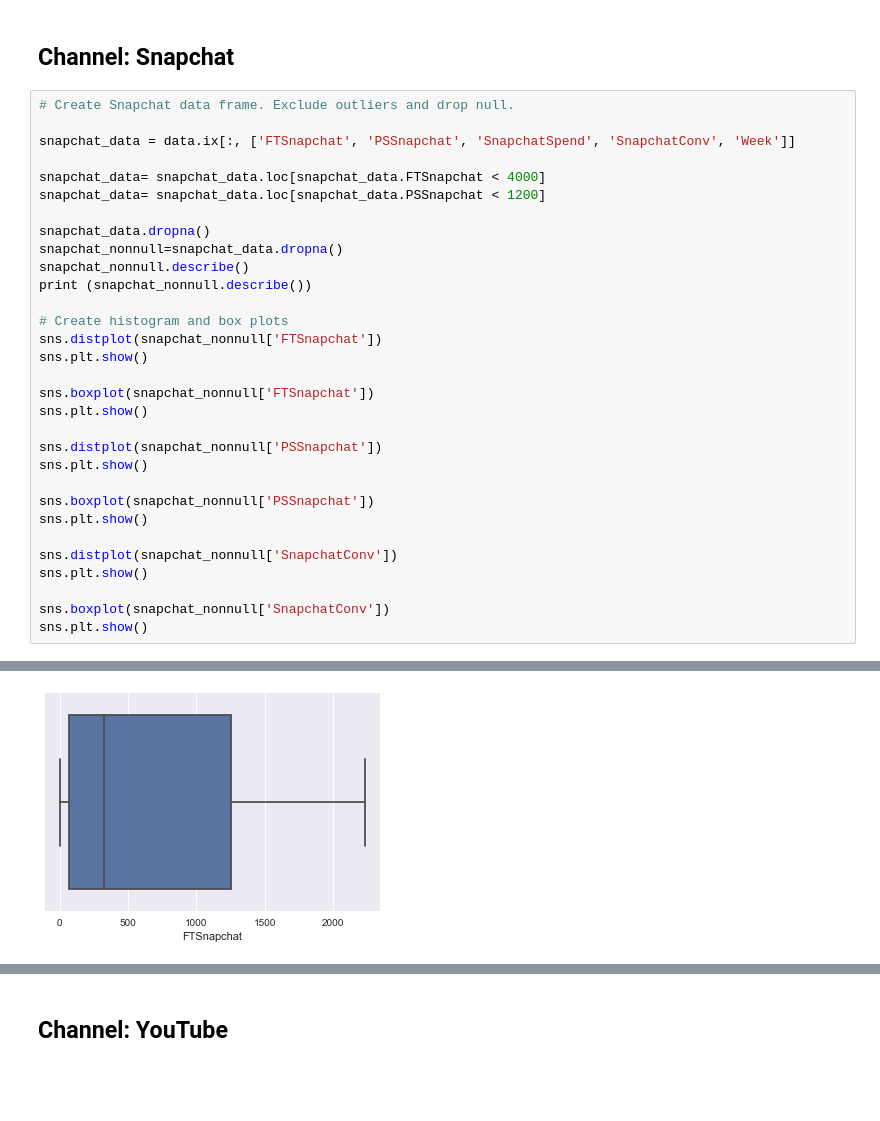
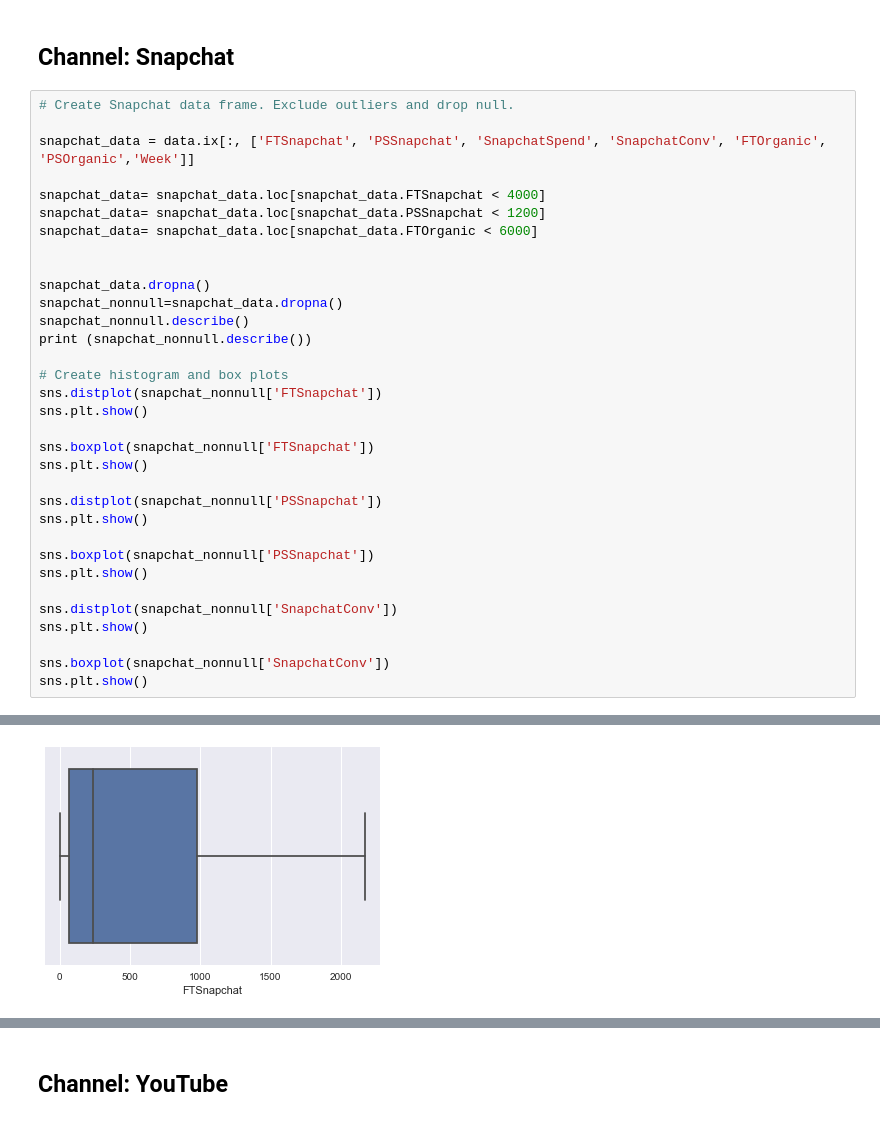
Before and after one commit to lingpossible/ling_datascience, a Jupyter notebook: projects/final-project/03-exploratory-analysis/final_03_LingLee.ipynb, the cells around one changed output, grey strips where cells are left out. Drawn from its saved outputs; the diff is of its cells as text; blank space fills up the shorter version.

```diff
--- a/projects/final-project/03-exploratory-analysis/final_03_LingLee.ipynb
+++ b/projects/final-project/03-exploratory-analysis/final_03_LingLee.ipynb
@@ -424,10 +654,12 @@ instagram_nonnull.plot(kind='scatter', x='InstagramSpend', y='PSInstagram', ax=a
 # %%
 # Create Snapchat data frame. Exclude outliers and drop null.
 
-snapchat_data = data.ix[:, ['FTSnapchat', 'PSSnapchat', 'SnapchatSpend', 'SnapchatConv', 'Week']]
+snapchat_data = data.ix[:, ['FTSnapchat', 'PSSnapchat', 'SnapchatSpend', 'SnapchatConv', 'FTOrganic', 'PSOrganic','Week']]
 
 snapchat_data= snapchat_data.loc[snapchat_data.FTSnapchat < 4000]
 snapchat_data= snapchat_data.loc[snapchat_data.PSSnapchat < 1200]
+snapchat_data= snapchat_data.loc[snapchat_data.FTOrganic < 6000]
+
 
 snapchat_data.dropna()
 snapchat_nonnull=snapchat_data.dropna()
@@ -466 +708 @@ max    2232.00000  1016.00000  171361.000000      1.130000  47.000000
-[figure, old version]
+[figure, new version]
```
Also changed, not shown: parts of 52 cells of this notebook, 1 other file.
